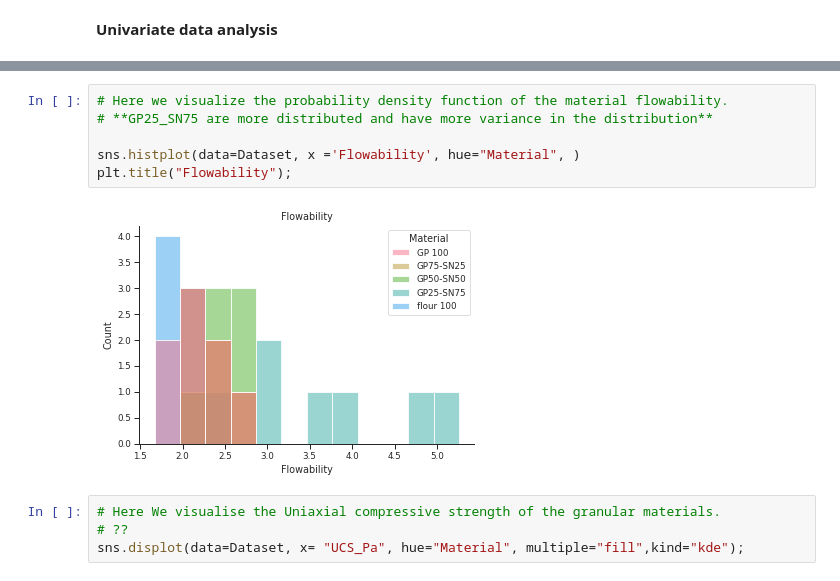
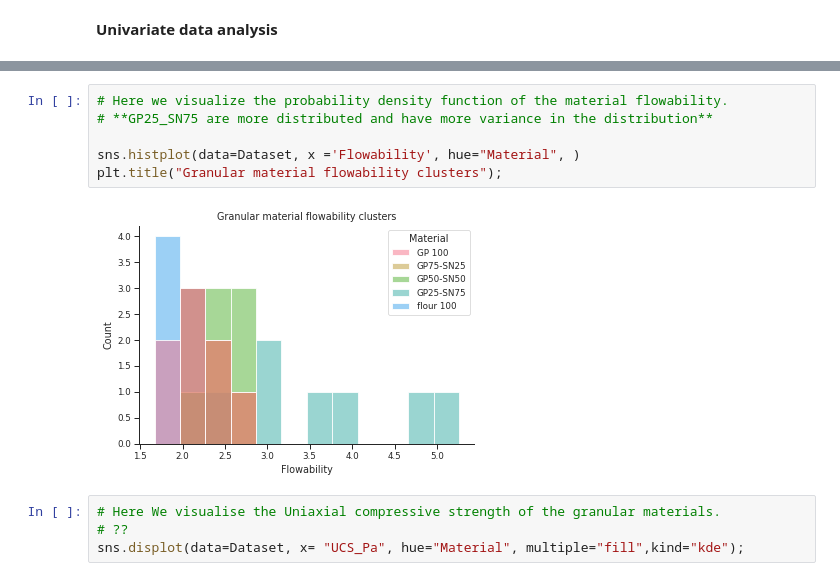
Before and after one commit to Utomi-Tom/Granular_Material_analysis, a Jupyter notebook: Geomaterial_analysis_.ipynb, the cells around one changed output, grey strips where cells are left out. Saved outputs shown, nothing was run; the diff lists cells and outputs as text.

```diff
--- a/Geomaterial_analysis_.ipynb
+++ b/Geomaterial_analysis_.ipynb
@@ -173,11 +179,11 @@ Names of Measured and derived parameters in dataset:
 # %%
 # Here we visualize the probability density function of the material flowability.
 # **GP25_SN75 are more distributed and have more variance in the distribution**
 
 sns.histplot(data=Dataset, x ='Flowability', hue="Material", )
-plt.title("Flowability");
+plt.title("Granular material flowability clusters");
 # %% [output]
-[figure, old version]
+[figure, new version]
 # %%
 # Here We visualise the Uniaxial compressive strength of the granular materials.
 # ??
```
Also changed, not shown: parts of 12 cells of this notebook.
